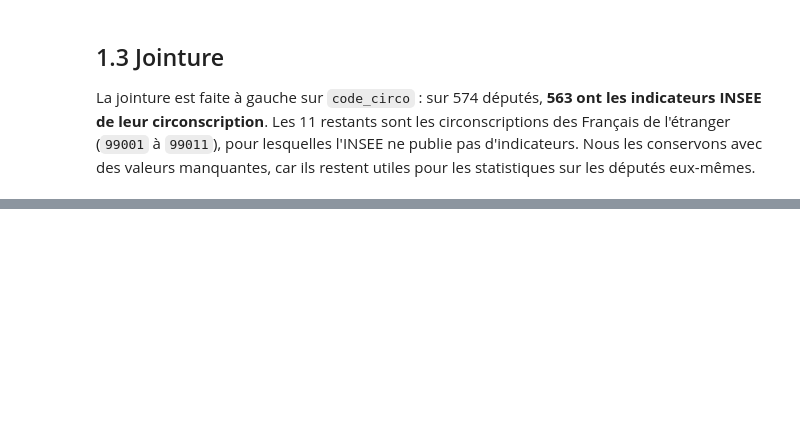
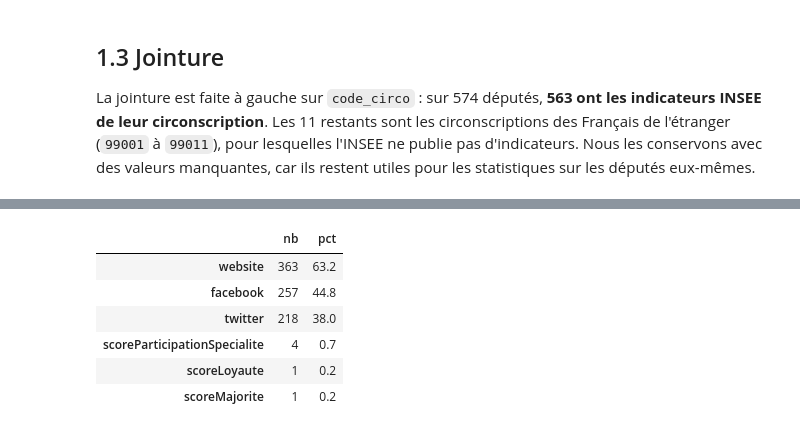
Before and after one commit to leanagzl/Python-pour-la-data-science-S1, a Jupyter notebook: rapport.ipynb, the cells around one changed output, grey strips where cells are left out. Cells and saved outputs as stored; diff of their text form; code cells hidden in the pictures; blank space fills up the shorter version.

```diff
--- a/rapport.ipynb
+++ b/rapport.ipynb
@@ -51,0 +90,10 @@ La jointure est faite à gauche sur `code_circo` : sur 574 députés, **563 ont
+# %%
+display(valeurs_manquantes(deputes))
+# %% [output]
+|  | nb | pct |
+| website | 363 | 63.2 |
+| facebook | 257 | 44.8 |
+| twitter | 218 | 38.0 |
+| scoreParticipationSpecialite | 4 | 0.7 |
+| scoreLoyaute | 1 | 0.2 |
+| scoreMajorite | 1 | 0.2 |
```
Also changed, not shown: parts of 9 cells of this notebook, 1 other file.
